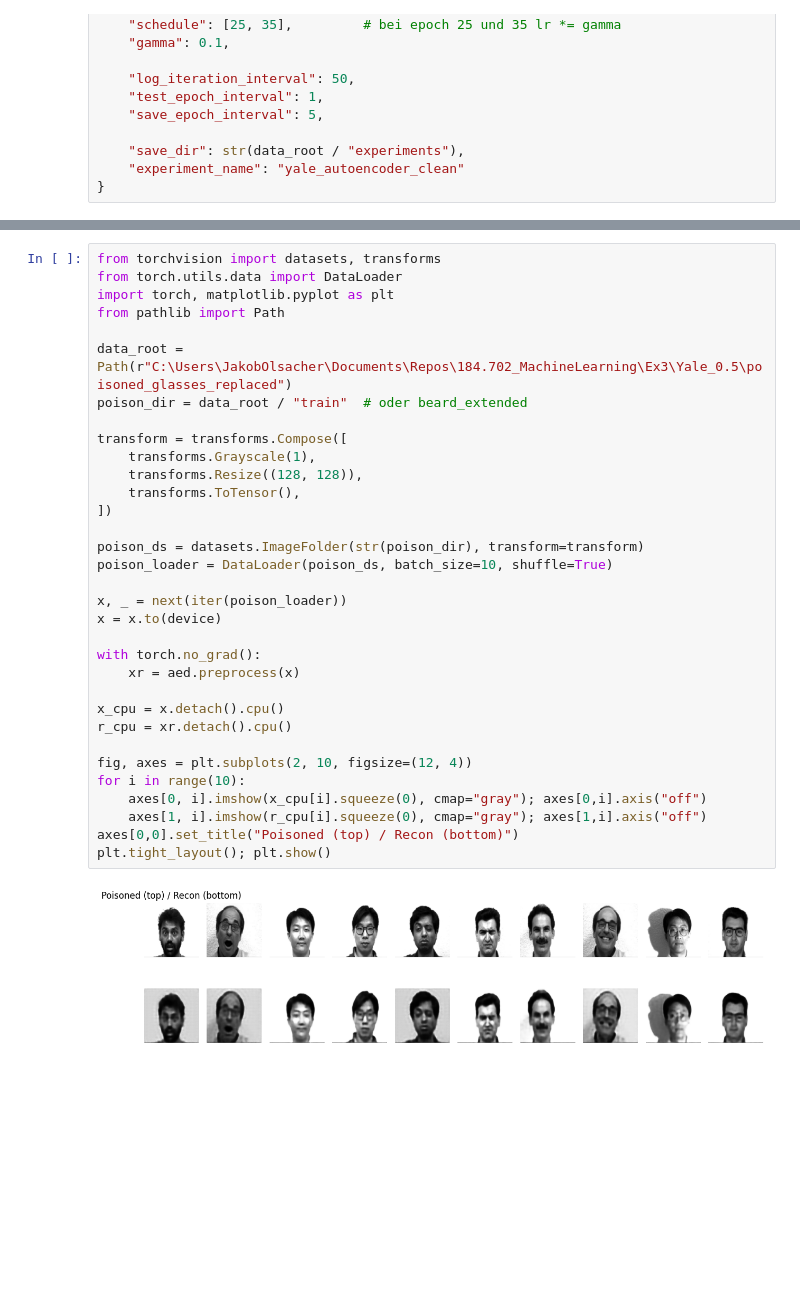
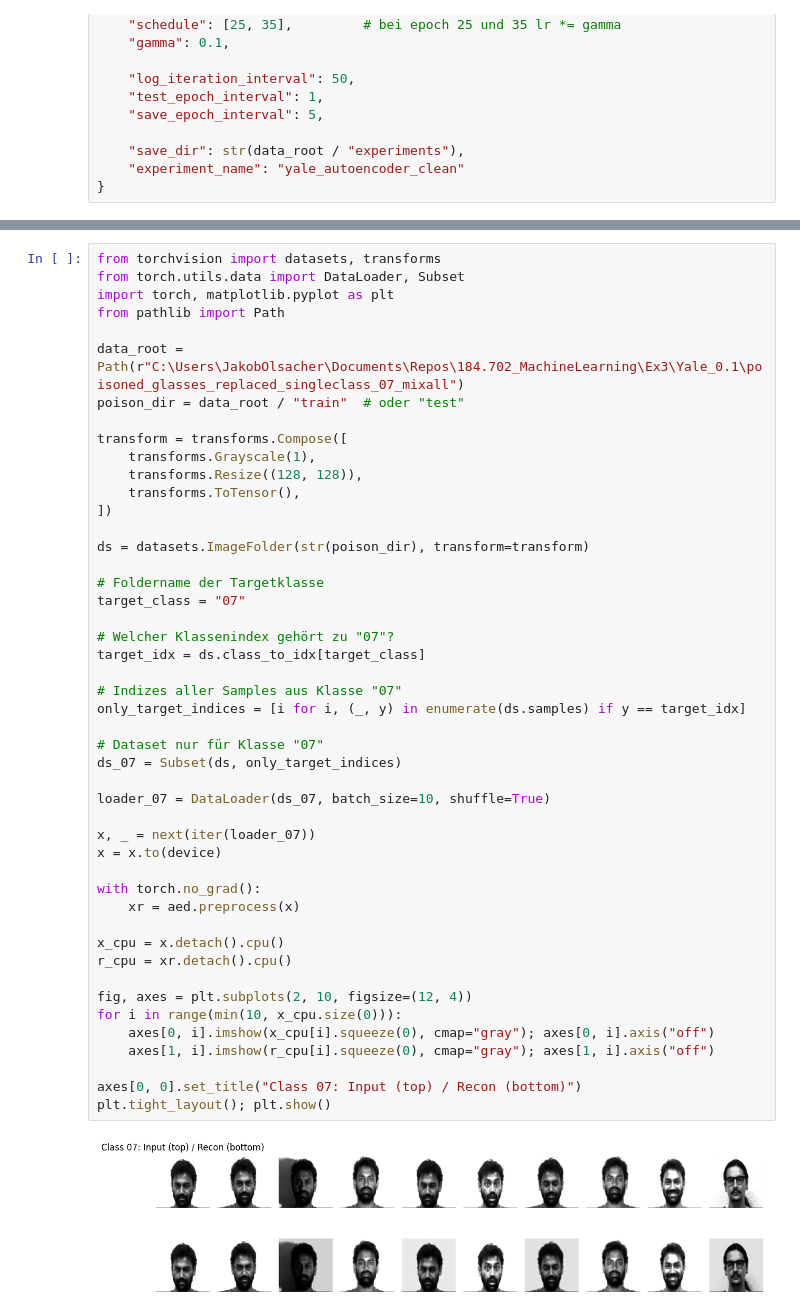
Before and after one commit to AlbertZweistein-2/184.702_MachineLearning, a Jupyter notebook: Ex3/Yale_poison.ipynb, the cells around one changed output, grey strips where cells are left out. Cells and saved outputs as stored; diff of their text form; blank space fills up the shorter version.

```diff
--- a/Ex3/Yale_poison.ipynb
+++ b/Ex3/Yale_poison.ipynb
@@ -381,38 +406,52 @@ plt.show()
 # %%
 from torchvision import datasets, transforms
-from torch.utils.data import DataLoader
+from torch.utils.data import DataLoader, Subset
 import torch, matplotlib.pyplot as plt
 from pathlib import Path
 
-data_root = Path(r"C:\Users\JakobOlsacher\Documents\Repos\184.702_MachineLearning\Ex3\Yale_0.5\poisoned_glasses_replaced")
-poison_dir = data_root / "train"  # oder beard_extended
+data_root = Path(r"C:\Users\JakobOlsacher\Documents\Repos\184.702_MachineLearning\Ex3\Yale_0.1\poisoned_glasses_replaced_singleclass_07_mixall")
+poison_dir = data_root / "train"  # oder "test"
 
 transform = transforms.Compose([
     transforms.Grayscale(1),
     transforms.Resize((128, 128)),
     transforms.ToTensor(),
 ])
 
-poison_ds = datasets.ImageFolder(str(poison_dir), transform=transform)
-poison_loader = DataLoader(poison_ds, batch_size=10, shuffle=True)
+ds = datasets.ImageFolder(str(poison_dir), transform=transform)
 
-x, _ = next(iter(poison_loader))
+# Foldername der Targetklasse
+target_class = "07"
+
+# Welcher Klassenindex gehört zu "07"?
+target_idx = ds.class_to_idx[target_class]
+
+# Indizes aller Samples aus Klasse "07"
+only_target_indices = [i for i, (_, y) in enumerate(ds.samples) if y == target_idx]
+
+# Dataset nur für Klasse "07"
+ds_07 = Subset(ds, only_target_indices)
+
+loader_07 = DataLoader(ds_07, batch_size=10, shuffle=True)
+
+x, _ = next(iter(loader_07))
 x = x.to(device)
 
 with torch.no_grad():
     xr = aed.preprocess(x)
 
 x_cpu = x.detach().cpu()
 r_cpu = xr.detach().cpu()
 
 fig, axes = plt.subplots(2, 10, figsize=(12, 4))
-for i in range(10):
-    axes[0, i].imshow(x_cpu[i].squeeze(0), cmap="gray"); axes[0,i].axis("off")
-    axes[1, i].imshow(r_cpu[i].squeeze(0), cmap="gray"); axes[1,i].axis("off")
-axes[0,0].set_title("Poisoned (top) / Recon (bottom)")
+for i in range(min(10, x_cpu.size(0))):
+    axes[0, i].imshow(x_cpu[i].squeeze(0), cmap="gray"); axes[0, i].axis("off")
+    axes[1, i].imshow(r_cpu[i].squeeze(0), cmap="gray"); axes[1, i].axis("off")
+
+axes[0, 0].set_title("Class 07: Input (top) / Recon (bottom)")
 plt.tight_layout(); plt.show()
 # %% [output]
-[figure, old version]
+[figure, new version]
 # %%
 from torch.utils.data import DataLoader
 import torch.nn.functional as F
```
Also changed, not shown: parts of 6 cells of this notebook.
